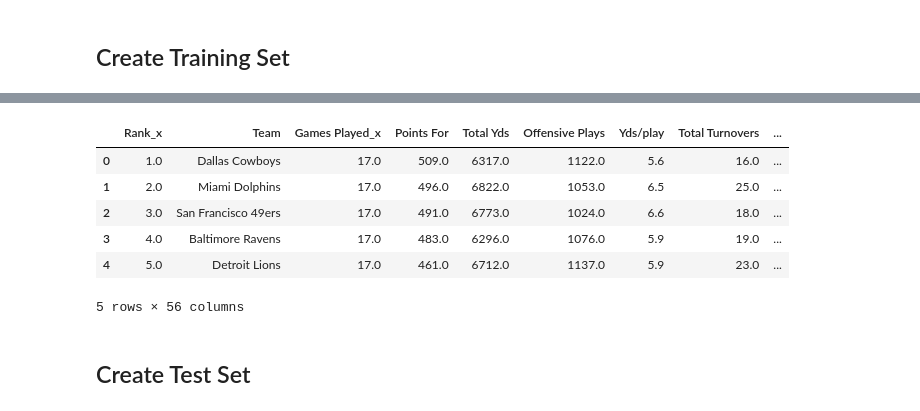
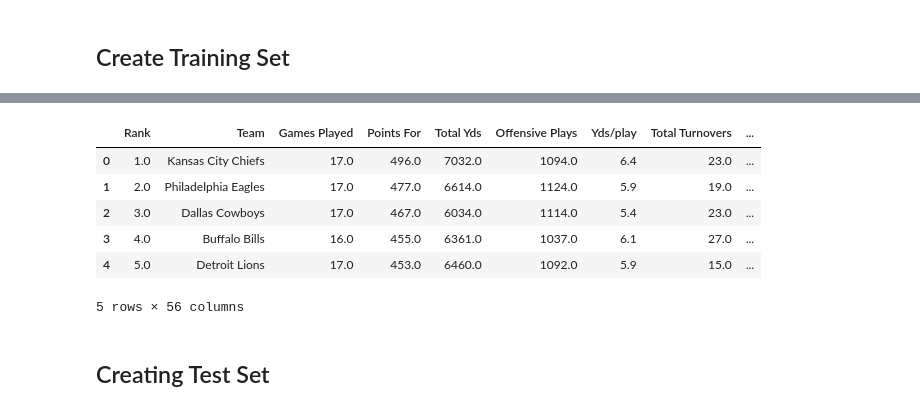
Before and after one commit to dahmadi/TouchdownProphet, a Jupyter notebook: TouchdownProphet.ipynb, the cells around one changed output, grey strips where cells are left out. Saved outputs shown, nothing was run; the diff lists cells and outputs as text; code cells hidden in the pictures.

```diff
--- a/TouchdownProphet.ipynb
+++ b/TouchdownProphet.ipynb
@@ -80,9 +78,8 @@ nfl2023off.tail()
 5 rows × 29 columns
 # %%
-# Merge response data together
-nfl_off_merge = [nfl2023off[0:32], nfl2022off[0:32], nfl2021off[0:32], nfl2020off[0:32], nfl2019off[0:32], nfl2018off[0:32], nfl2017off[0:32], nfl2016off[0:32], nfl2015off[0:32], nfl2014off[0:32]]
-
-off_total = pd.concat(nfl_off_merge)
+# Merge data together
+off_merge = [off2022, off2021, off2020, off2019, off2018, off2017, off2016, off2015, off2014]
+off_total = pd.concat(off_merge)
 # %%
 off_total.head()
 # %% [output]
@@ -156,14 +198,13 @@ nfl2023def.head()
 5 rows × 29 columns
 # %%
 # Remove row 32 to 34
-nfl2014def = nfl2014def.drop([32,33,34])
-nfl2015def = nfl2015def.drop([32,33,34])
-nfl2016def = nfl2016def.drop([32,33,34])
-nfl2017def = nfl2017def.drop([32,33,34])
-nfl2018def = nfl2018def.drop([32,33,34])
-nfl2019def = nfl2019def.drop([32,33,34])
-nfl2020def = nfl2020def.drop([32,33,34])
-nfl2021def = nfl2021def.drop([32,33,34])
-nfl2022def = nfl2022def.drop([32,33,34])
-nfl2023def = nfl2023def.drop([32,33,34])
+def2022 = def2022.drop([32,33,34])
+def2021 = def2021.drop([32,33,34])
+def2020 = def2020.drop([32,33,34])
+def2019 = def2019.drop([32,33,34])
+def2018 = def2018.drop([32,33,34])
+def2017 = def2017.drop([32,33,34])
+def2016 = def2016.drop([32,33,34])
+def2015 = def2015.drop([32,33,34])
+def2014 = def2014.drop([32,33,34])
 # %%
@@ -178,8 +219,8 @@ nfl2023def.tail()
 5 rows × 29 columns
 # %%
 # Merge response data together
-nfl_def_merge = [nfl2023def[0:32], nfl2022def[0:32], nfl2021def[0:32], nfl2020def[0:32], nfl2019def[0:32], nfl2018def[0:32], nfl2017def[0:32], nfl2016def[0:32], nfl2015def[0:32], nfl2014def[0:32]]
-def_total = pd.concat(nfl_def_merge)
+def_merge = [def2022, def2021, def2020, def2019, def2018, def2017, def2016, def2015, def2014]
+def_total = pd.concat(def_merge)
 # %%
 def_total.head()
 # %% [output]
@@ -193,15 +254,15 @@ def_total.head()
 # %%
 def_total['Year'] = def_total['Year'].astype('int')
 # %%
-trainset = off_total.merge(def_total, on = ['Team', 'Year'])
-trainset.head()
+training_set = off_total.merge(def_total, on = ['Team', 'Year'])
+training_set.head()
 # %% [output]
-|  | Rank_x | Team | Games Played_x | Points For | Total Yds | Offensive Plays | Yds/play | Total Turnovers | ... |
-| 0 | 1.0 | Dallas Cowboys | 17.0 | 509.0 | 6317.0 | 1122.0 | 5.6 | 16.0 | ... |
-| 1 | 2.0 | Miami Dolphins | 17.0 | 496.0 | 6822.0 | 1053.0 | 6.5 | 25.0 | ... |
-| 2 | 3.0 | San Francisco 49ers | 17.0 | 491.0 | 6773.0 | 1024.0 | 6.6 | 18.0 | ... |
-| 3 | 4.0 | Baltimore Ravens | 17.0 | 483.0 | 6296.0 | 1076.0 | 5.9 | 19.0 | ... |
-| 4 | 5.0 | Detroit Lions | 17.0 | 461.0 | 6712.0 | 1137.0 | 5.9 | 23.0 | ... |
+|  | Rank | Team | Games Played | Points For | Total Yds | Offensive Plays | Yds/play | Total Turnovers | ... |
+| 0 | 1.0 | Kansas City Chiefs | 17.0 | 496.0 | 7032.0 | 1094.0 | 6.4 | 23.0 | ... |
+| 1 | 2.0 | Philadelphia Eagles | 17.0 | 477.0 | 6614.0 | 1124.0 | 5.9 | 19.0 | ... |
+| 2 | 3.0 | Dallas Cowboys | 17.0 | 467.0 | 6034.0 | 1114.0 | 5.4 | 23.0 | ... |
+| 3 | 4.0 | Buffalo Bills | 16.0 | 455.0 | 6361.0 | 1037.0 | 6.1 | 27.0 | ... |
+| 4 | 5.0 | Detroit Lions | 17.0 | 453.0 | 6460.0 | 1092.0 | 5.9 | 15.0 | ... |
 5 rows × 56 columns
 # %% [markdown]
-## Create Test Set
+## Creating Test Set
```
Also changed, not shown: parts of 24 cells of this notebook, 24 other files.
